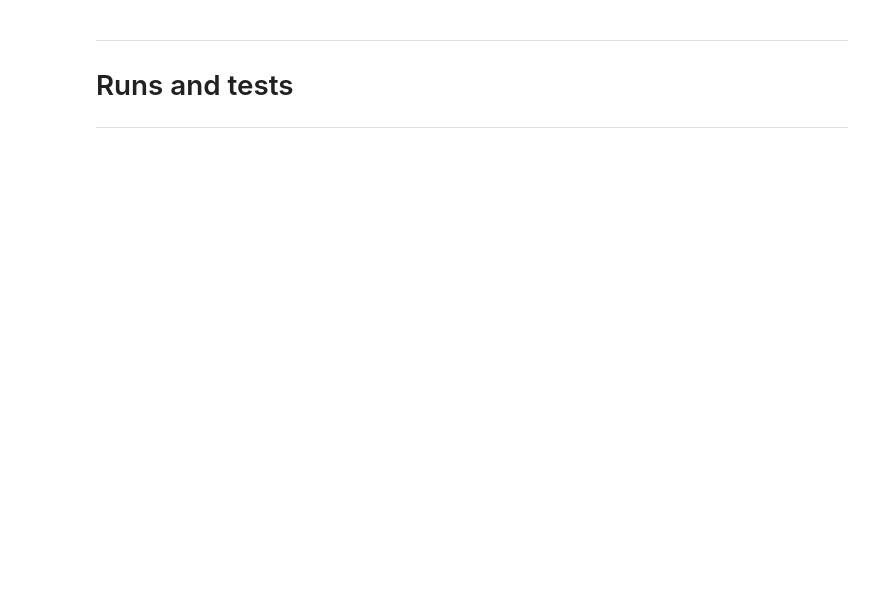
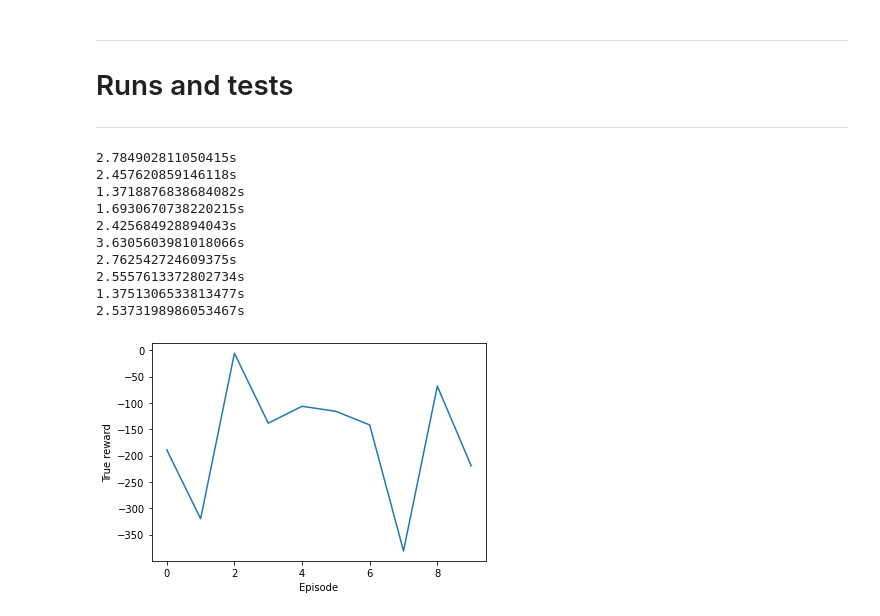
Before and after one commit to mnbvmnbv2/Lunar-Lander, a Jupyter notebook: Lunar.ipynb, the cells around one changed output. Drawn from its saved outputs; the diff is of its cells as text; code cells hidden in the pictures; blank space fills up the shorter version.

Commit message:
Add random function

```diff
--- a/Lunar.ipynb
+++ b/Lunar.ipynb
@@ -343,10 +355,55 @@ def test(total_episodes=10, actor_weights='Weights/actor-trial0.h5', render=Fals
     plt.xlabel("Episode")
     plt.ylabel("True reward")
     plt.show()
+# %%
+def random(total_episodes=10, render=False):
+    rewards = []
+
+    for ep in range(total_episodes):
+        ep_reward = 0
+
+        # Used for time benchmarking
+        before = time.time()
+
+        prev_state = env.reset()
+
+        while True:
+            if render:
+                env.render()
+            action = env.action_space.sample()
+            state, reward, done, _ = env.step(action)
+
+            ep_reward += reward
+
+            if done:
+                print(str(time.time() - before) + 's')
+                rewards.append(ep_reward)
+                break
+
+            prev_state = state
+
+    plt.plot(rewards)
+    plt.xlabel("Episode")
+    plt.ylabel("True reward")
+    plt.show()
 # %% [markdown]
 ---
 # Runs and tests
 ---
+# %%
+random(render=True)
+# %% [output]
+2.784902811050415s
+2.457620859146118s
+1.3718876838684082s
+1.6930670738220215s
+2.425684928894043s
+3.6305603981018066s
+2.762542724609375s
+2.5557613372802734s
+1.3751306533813477s
+2.5373198986053467s
+[figure, added]
 # %%
 run(total_trials=1, total_episodes=17, save_weights=True)
 # %% [output]
```
Also changed, not shown: parts of 3 cells of this notebook.
